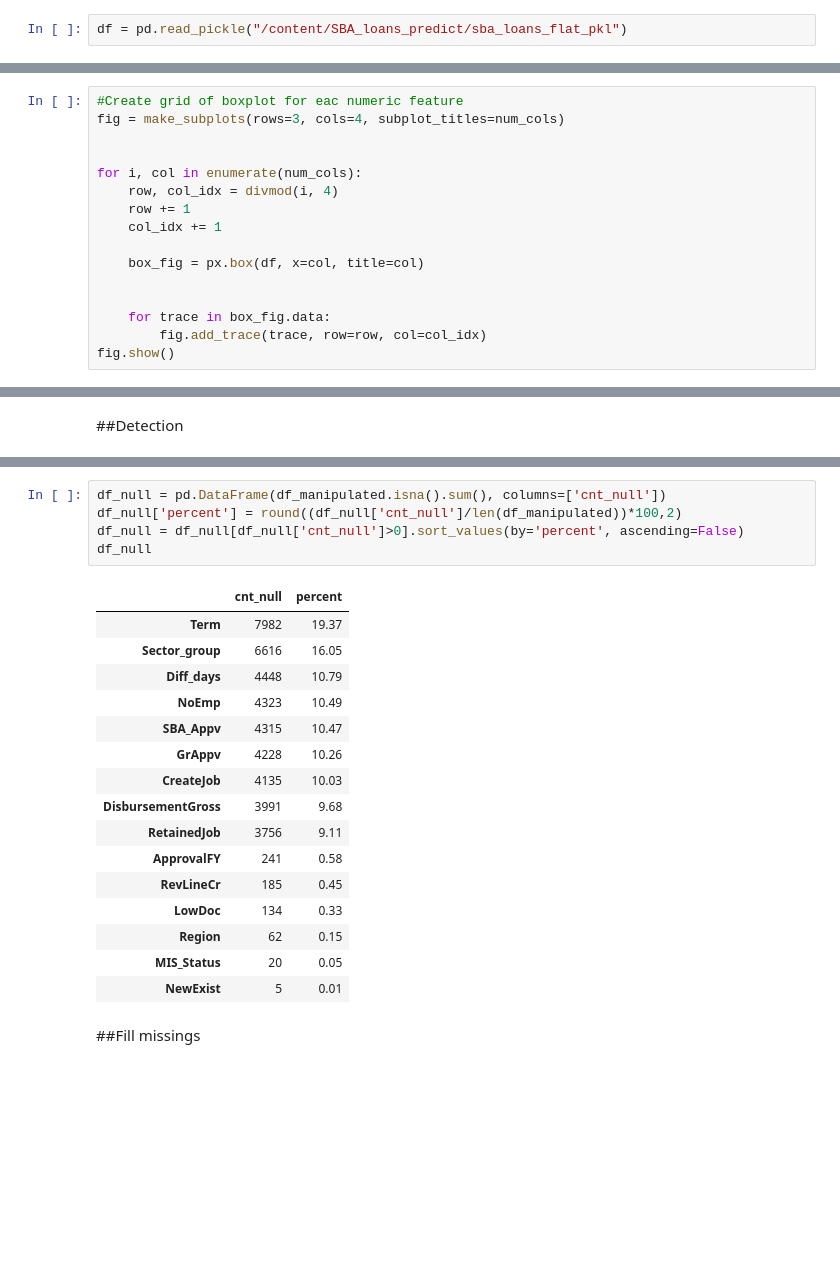
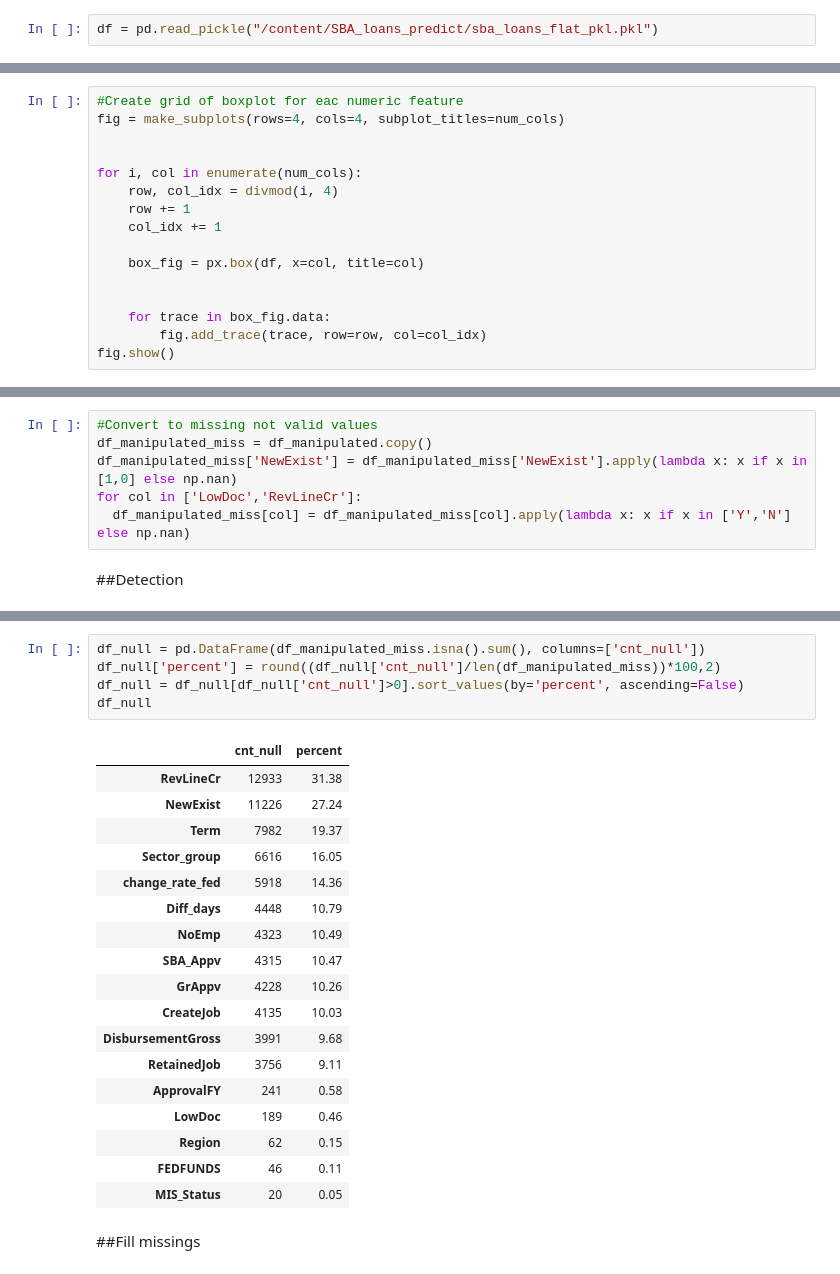
Before and after one commit to Elhai12/SBA_loans_predict, a Jupyter notebook: EDA_Data_Cleansing.ipynb, the cells around one changed output, grey strips where cells are left out. Drawn from its saved outputs; the diff is of its cells as text; blank space fills up the shorter version.

```diff
--- a/EDA_Data_Cleansing.ipynb
+++ b/EDA_Data_Cleansing.ipynb
@@ -69,4 +73,4 @@ import fancyimpute
 from sklearn.preprocessing import LabelEncoder
 from sklearn.impute import KNNImputer
 # %%
-df = pd.read_pickle("/content/SBA_loans_predict/sba_loans_flat_pkl")
+df = pd.read_pickle("/content/SBA_loans_predict/sba_loans_flat_pkl.pkl")
@@ -99,7 +101,7 @@ num_cols = df.select_dtypes(include=np.number).columns.tolist()
 ###Visual Detection
 # %%
 #Create grid of boxplot for eac numeric feature
-fig = make_subplots(rows=3, cols=4, subplot_titles=num_cols)
+fig = make_subplots(rows=4, cols=4, subplot_titles=num_cols)
 
 
 for i, col in enumerate(num_cols):
@@ -289,6 +298,12 @@ for col in features_change_outliers:
 df_manipulated.to_pickle("manipulated_data.pkl")
 # %% [markdown]
 #Missing Values
+# %%
+#Convert to missing not valid values
+df_manipulated_miss = df_manipulated.copy()
+df_manipulated_miss['NewExist'] = df_manipulated_miss['NewExist'].apply(lambda x: x if x in [1,0] else np.nan)
+for col in ['LowDoc','RevLineCr']:
+  df_manipulated_miss[col] = df_manipulated_miss[col].apply(lambda x: x if x in ['Y','N'] else np.nan)
 # %% [markdown]
 ##Detection
 # %%
@@ -305,12 +320,15 @@ msno.heatmap(df_manipulated[cols_missing], figsize=(10,10))
 # %%
-df_null = pd.DataFrame(df_manipulated.isna().sum(), columns=['cnt_null'])
-df_null['percent'] = round((df_null['cnt_null']/len(df_manipulated))*100,2)
+df_null = pd.DataFrame(df_manipulated_miss.isna().sum(), columns=['cnt_null'])
+df_null['percent'] = round((df_null['cnt_null']/len(df_manipulated_miss))*100,2)
 df_null = df_null[df_null['cnt_null']>0].sort_values(by='percent', ascending=False)
 df_null
 # %% [output]
 |  | cnt_null | percent |
+| RevLineCr | 12933 | 31.38 |
+| NewExist | 11226 | 27.24 |
 | Term | 7982 | 19.37 |
 | Sector_group | 6616 | 16.05 |
+| change_rate_fed | 5918 | 14.36 |
 | Diff_days | 4448 | 10.79 |
 | NoEmp | 4323 | 10.49 |
 | SBA_Appv | 4315 | 10.47 |
@@ -319,11 +337,10 @@ df_null
 | DisbursementGross | 3991 | 9.68 |
 | RetainedJob | 3756 | 9.11 |
 | ApprovalFY | 241 | 0.58 |
-| RevLineCr | 185 | 0.45 |
-| LowDoc | 134 | 0.33 |
+| LowDoc | 189 | 0.46 |
 | Region | 62 | 0.15 |
+| FEDFUNDS | 46 | 0.11 |
 | MIS_Status | 20 | 0.05 |
-| NewExist | 5 | 0.01 |
 # %% [markdown]
 ##Fill missings
 # %%
```
Also changed, not shown: parts of 23 cells of this notebook.
